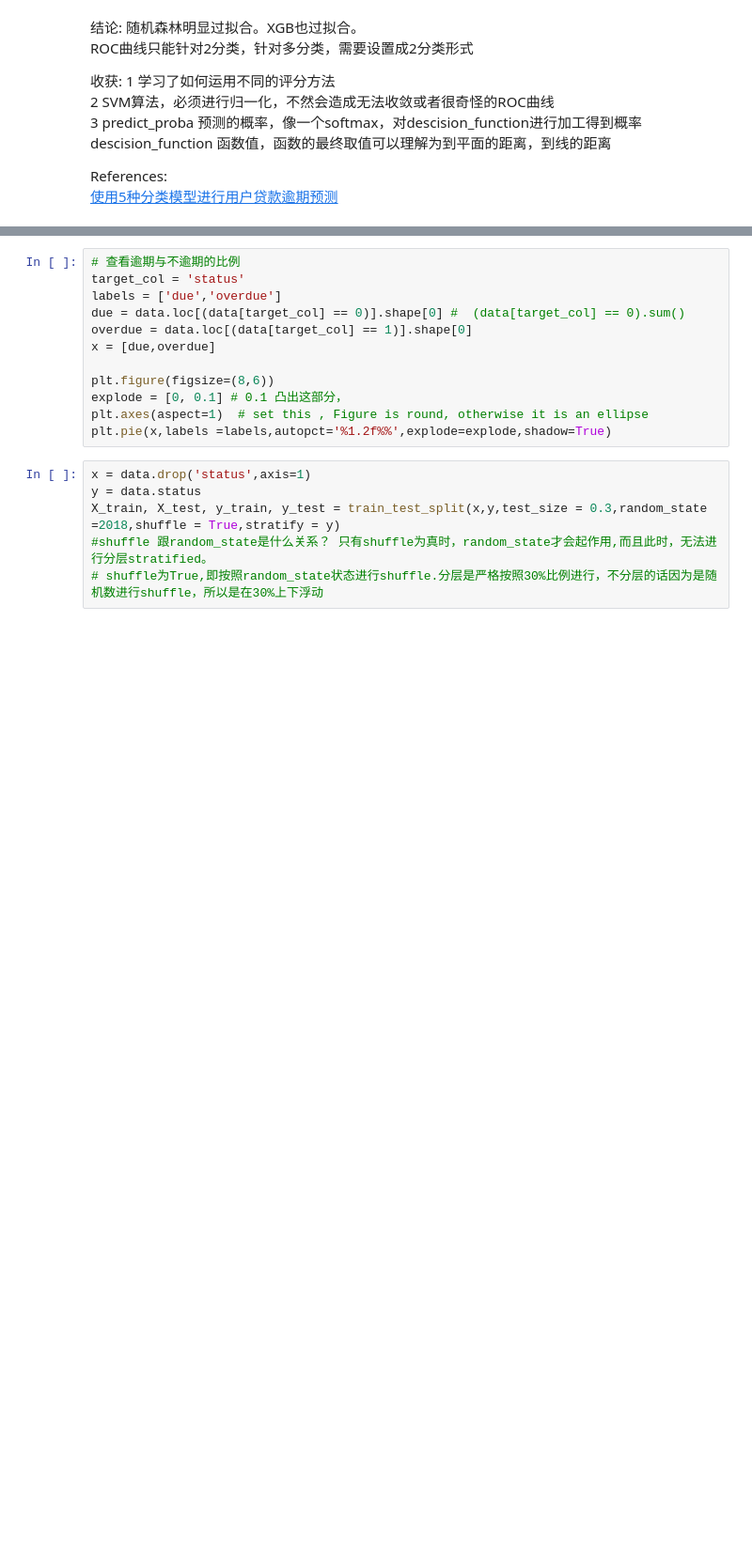
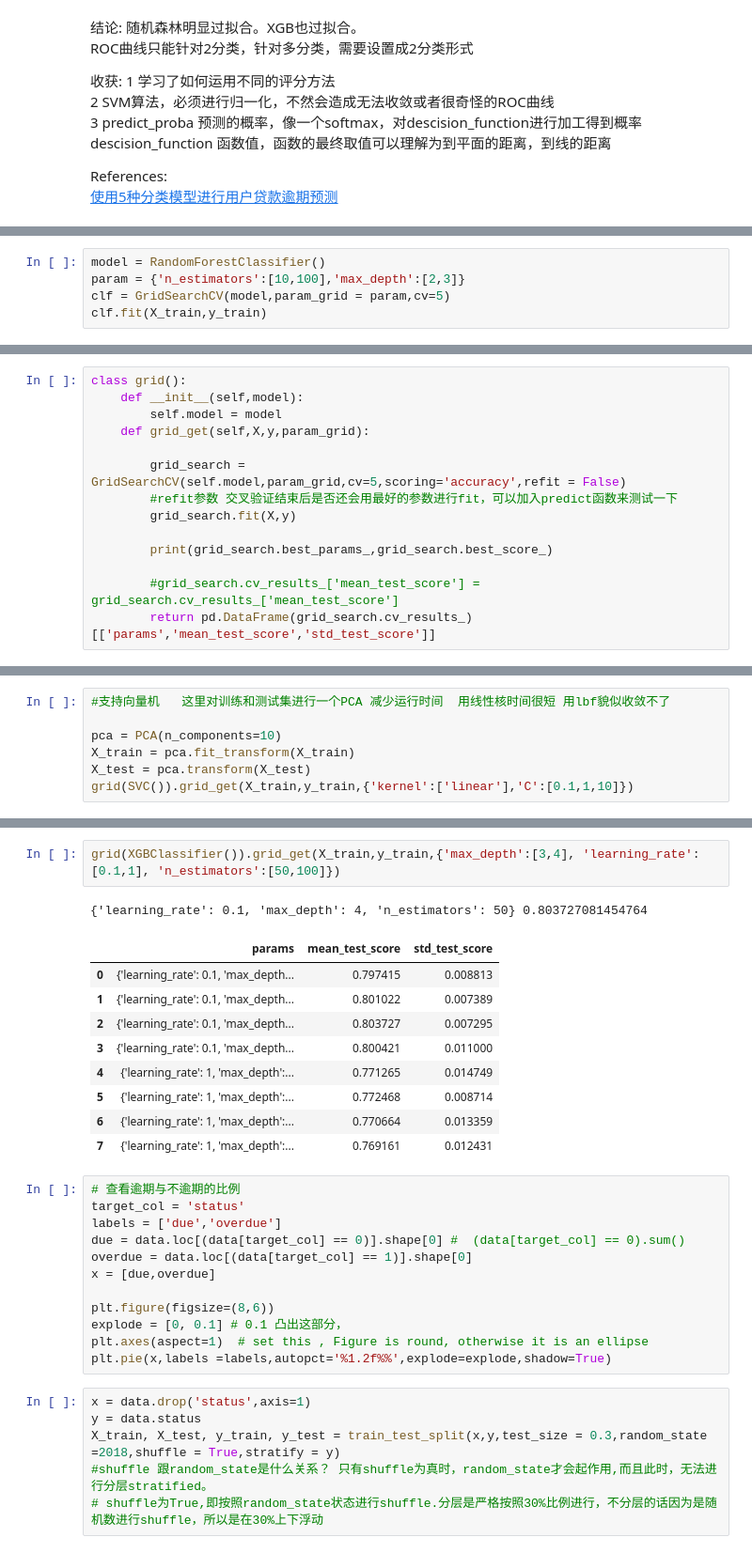
Before and after one commit to LittleSix1/Datawhale, a Jupyter notebook: Datawhale.ipynb, the cells around one changed output, grey strips where cells are left out. Shown at 94% size. Cells and saved outputs as stored; diff of their text form; blank space fills up the shorter version.

Commit message:
parameter tuning
parameter tuning

```diff
--- a/Datawhale.ipynb
+++ b/Datawhale.ipynb
@@ -1036,0 +1044,5 @@ References:
+# %%
+model = RandomForestClassifier()
+param = {'n_estimators':[10,100],'max_depth':[2,3]}
+clf = GridSearchCV(model,param_grid = param,cv=5)
+clf.fit(X_train,y_train)
@@ -1036,0 +1094,14 @@ References:
+# %%
+class grid():
+    def __init__(self,model):
+        self.model = model
+    def grid_get(self,X,y,param_grid):
+
+        grid_search = GridSearchCV(self.model,param_grid,cv=5,scoring='accuracy',refit = False)
+        #refit参数 交叉验证结束后是否还会用最好的参数进行fit，可以加入predict函数来测试一下
+        grid_search.fit(X,y)
+
+        print(grid_search.best_params_,grid_search.best_score_)
+
+        #grid_search.cv_results_['mean_test_score'] = grid_search.cv_results_['mean_test_score']
+        return pd.DataFrame(grid_search.cv_results_)[['params','mean_test_score','std_test_score']]
@@ -1036,0 +1110,7 @@ References:
+# %%
+#支持向量机   这里对训练和测试集进行一个PCA 减少运行时间  用线性核时间很短 用lbf貌似收敛不了
+
+pca = PCA(n_components=10)
+X_train = pca.fit_transform(X_train)
+X_test = pca.transform(X_test)
+grid(SVC()).grid_get(X_train,y_train,{'kernel':['linear'],'C':[0.1,1,10]})
@@ -1037,3 +1153,16 @@ References:
+# %%
+grid(XGBClassifier()).grid_get(X_train,y_train,{'max_depth':[3,4], 'learning_rate':[0.1,1], 'n_estimators':[50,100]})
+# %% [output]
+{'learning_rate': 0.1, 'max_depth': 4, 'n_estimators': 50} 0.803727081454764
+|  | params | mean_test_score | std_test_score |
+| 0 | {'learning_rate': 0.1, 'max_depth... | 0.797415 | 0.008813 |
+| 1 | {'learning_rate': 0.1, 'max_depth... | 0.801022 | 0.007389 |
+| 2 | {'learning_rate': 0.1, 'max_depth... | 0.803727 | 0.007295 |
+| 3 | {'learning_rate': 0.1, 'max_depth... | 0.800421 | 0.011000 |
+| 4 | {'learning_rate': 1, 'max_depth':... | 0.771265 | 0.014749 |
+| 5 | {'learning_rate': 1, 'max_depth':... | 0.772468 | 0.008714 |
+| 6 | {'learning_rate': 1, 'max_depth':... | 0.770664 | 0.013359 |
+| 7 | {'learning_rate': 1, 'max_depth':... | 0.769161 | 0.012431 |
 # %%
 # 查看逾期与不逾期的比例
 target_col = 'status'
```
Also changed, not shown: parts of 20 cells of this notebook.
